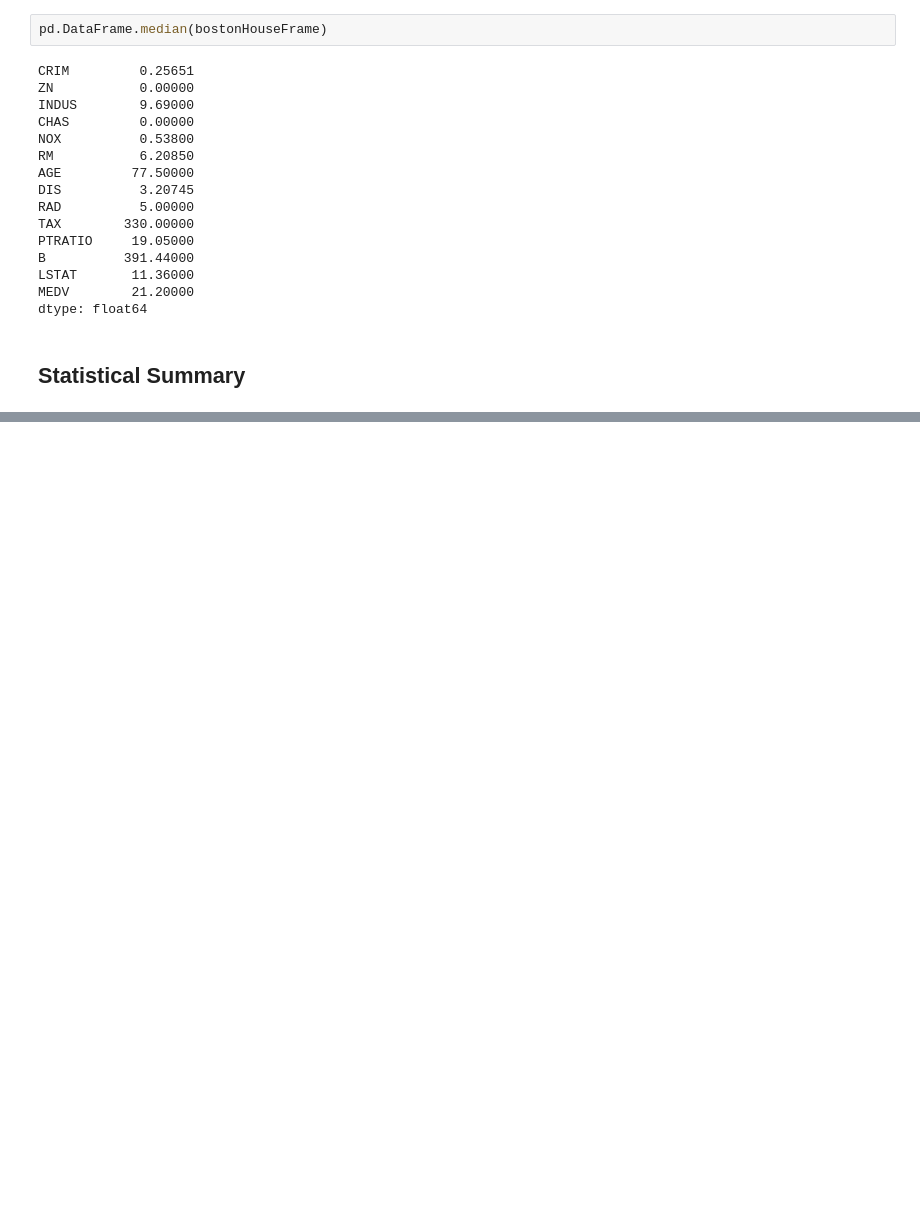
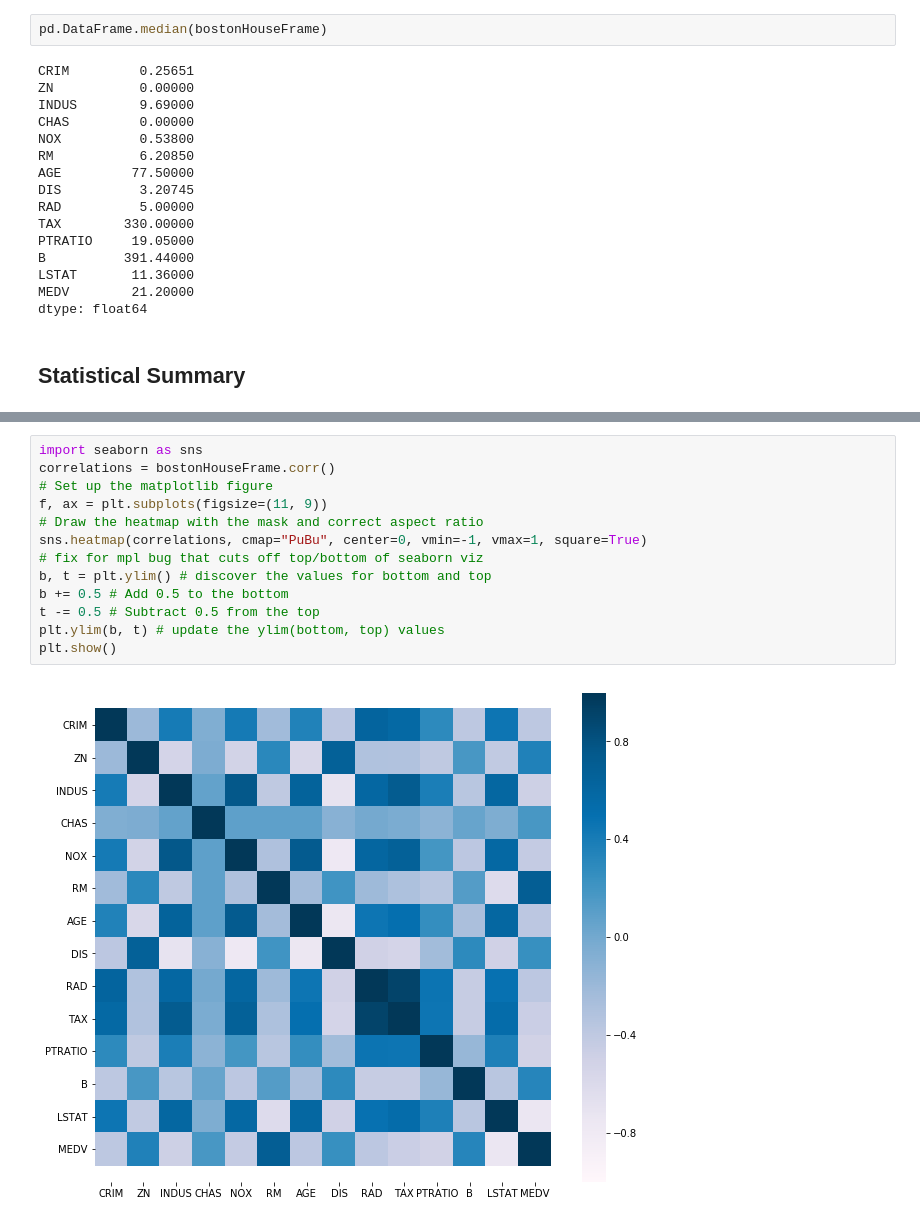
Before and after one commit to mohitkhosla/sageMaker, a Jupyter notebook: DataAnalysis-HousePrices.ipynb, the cells around one changed output, grey strips where cells are left out. Saved outputs shown, nothing was run; the diff lists cells and outputs as text; blank space fills up the shorter version.

```diff
--- a/DataAnalysis-HousePrices.ipynb
+++ b/DataAnalysis-HousePrices.ipynb
@@ -124,0 +140,15 @@ bostonHouseFrame.describe()
+# %%
+import seaborn as sns
+correlations = bostonHouseFrame.corr()
+# Set up the matplotlib figure
+f, ax = plt.subplots(figsize=(11, 9))
+# Draw the heatmap with the mask and correct aspect ratio
+sns.heatmap(correlations, cmap="PuBu", center=0, vmin=-1, vmax=1, square=True)
+# fix for mpl bug that cuts off top/bottom of seaborn viz
+b, t = plt.ylim() # discover the values for bottom and top
+b += 0.5 # Add 0.5 to the bottom
+t -= 0.5 # Subtract 0.5 from the top
+plt.ylim(b, t) # update the ylim(bottom, top) values
+plt.show()
+# %% [output]
+[figure, added]
```
Also changed, not shown: parts of 4 cells of this notebook.
